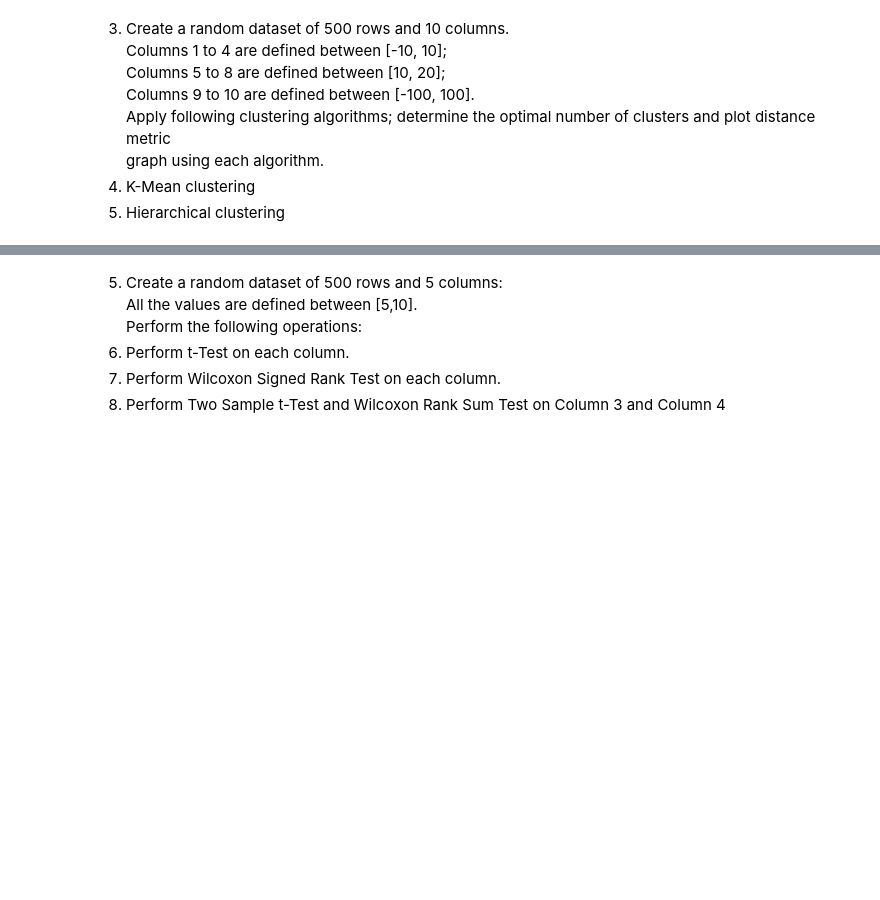
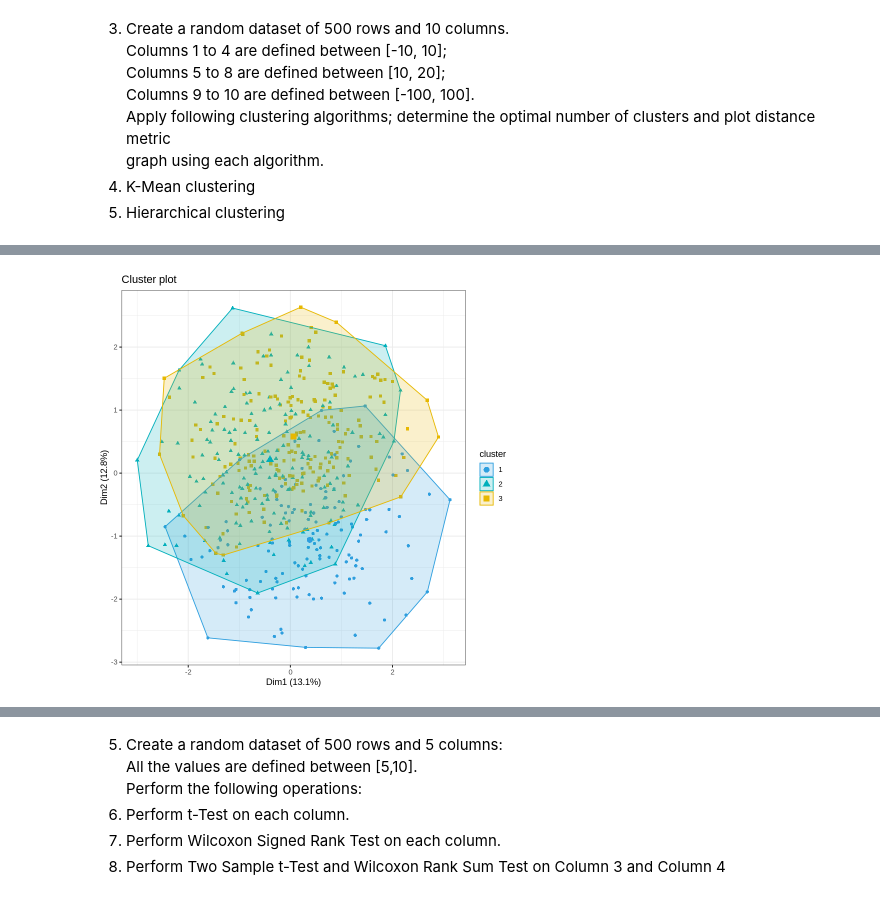
Before and after one commit to IqmanS/ML-Assignments, a Jupyter notebook: Assignment_3_R_Programming.ipynb, the cells around one changed output, grey strips where cells are left out. Saved outputs shown, nothing was run; the diff lists cells and outputs as text; code cells hidden in the pictures; blank space fills up the shorter version.

```diff
--- a/Assignment_3_R_Programming.ipynb
+++ b/Assignment_3_R_Programming.ipynb
@@ -132,3 +132,11 @@ Apply following clustering algorithms; determine the optimal number of clusters
 graph using each algorithm.<br>
  1. K-Mean clustering<br>
  2. Hierarchical clustering
+# %%
+mat1 <- matrix(runif(4 * 500, min=-10, max=10), ncol=4)
+mat2 <- matrix(runif(3 * 500, min= 10, max=20), ncol=3)
+mat3 <- matrix(runif(2 * 500, min=-100, max=100), ncol=2)
+
+df=data.frame(mat1,mat2,mat3)
+names(df)
+head(mat)
@@ -134,0 +159,11 @@ graph using each algorithm.<br>
+# %%
+kmeans_clustering <- kmeans(scale(df), 3, nstart = 10)
+# %%
+fviz_cluster(kmeans_clustering, data = df,
+             palette = c("#2E9FDF", "#00AFBB", "#E7B800"),
+             geom = "point",
+             ellipse.type = "convex",
+             ggtheme = theme_bw()
+             )
+# %% [output]
+[figure, added]
```
Also changed, not shown: parts of 26 cells of this notebook.
